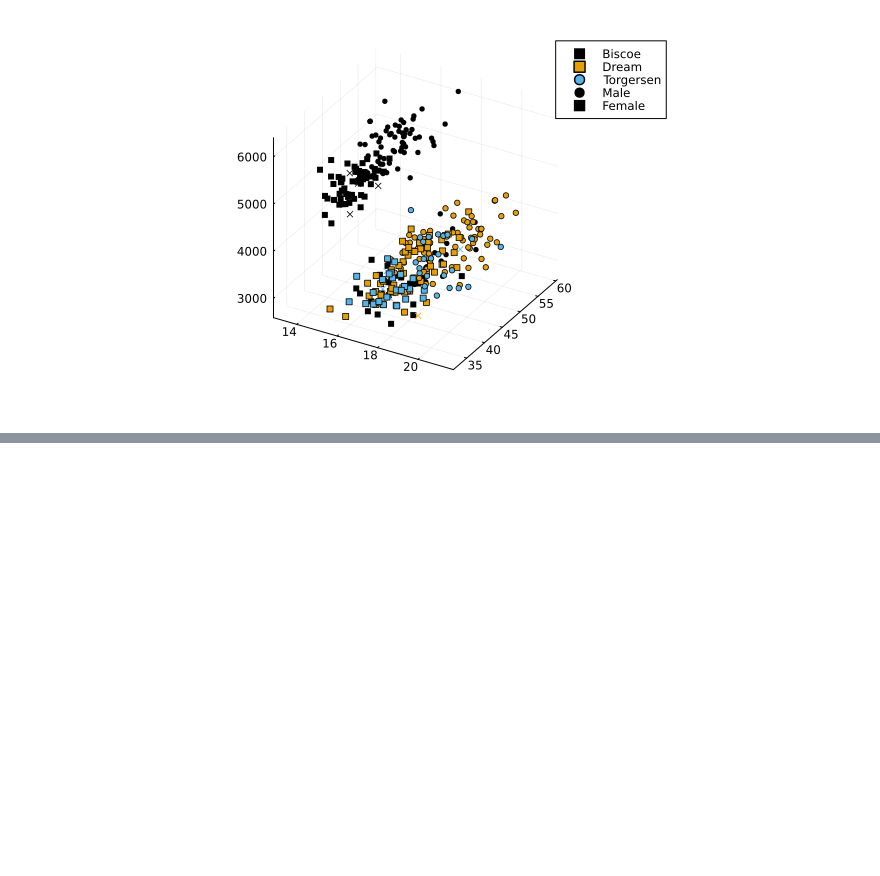
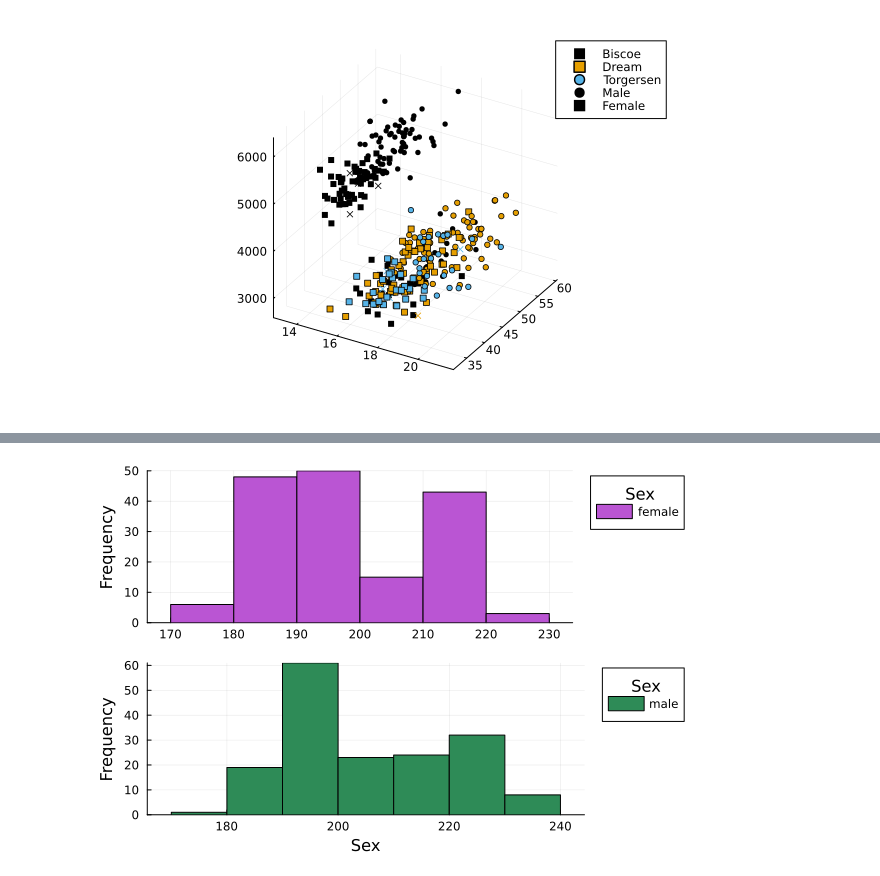
Before and after one commit to peterdresslar/scratch-j, a Jupyter notebook: notebooks/dc4.ipynb, the cells around one changed output, grey strips where cells are left out. Saved outputs shown, nothing was run; the diff lists cells and outputs as text; code cells hidden in the pictures; blank space fills up the shorter version.

```diff
--- a/notebooks/dc4.ipynb
+++ b/notebooks/dc4.ipynb
@@ -61,0 +88,15 @@ scatter!([], [], markershape=:square, color=:black, label="Female", legend=:topr
+# %%
+@df no_missing_penguins histogram(
+	:flipper_length_mm,
+    group=:sex,
+    color=[:mediumorchid :seagreen],
+    legend_title="Sex",
+    legend_position=:outertopright,
+    # Set layout
+    layout=(2, 1),
+    # Label x-axes
+    xlabel=["" "Sex"]
+)
+ylabel!("Frequency")
+# %% [output]
+[figure, added]
```
Also changed, not shown: parts of 3 cells of this notebook.
